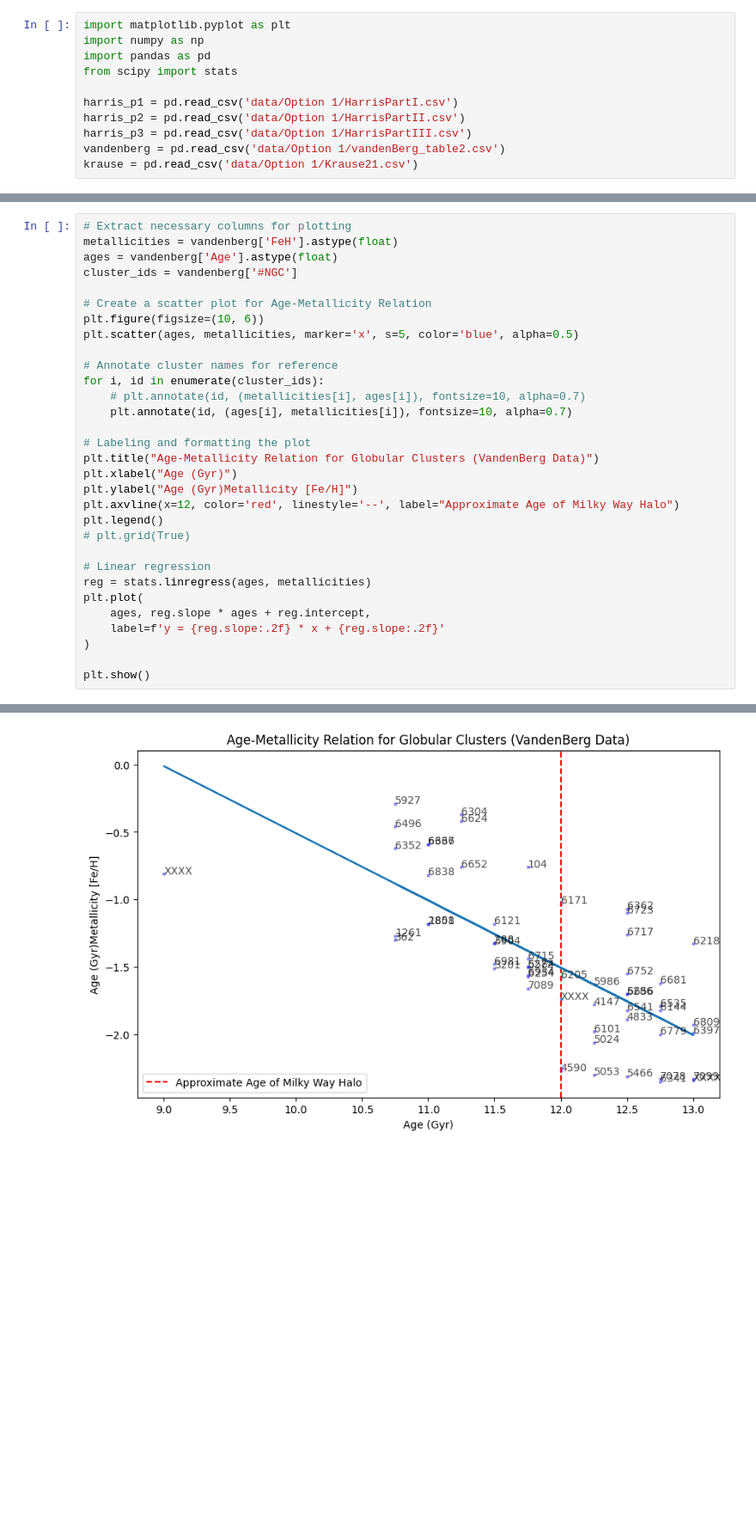
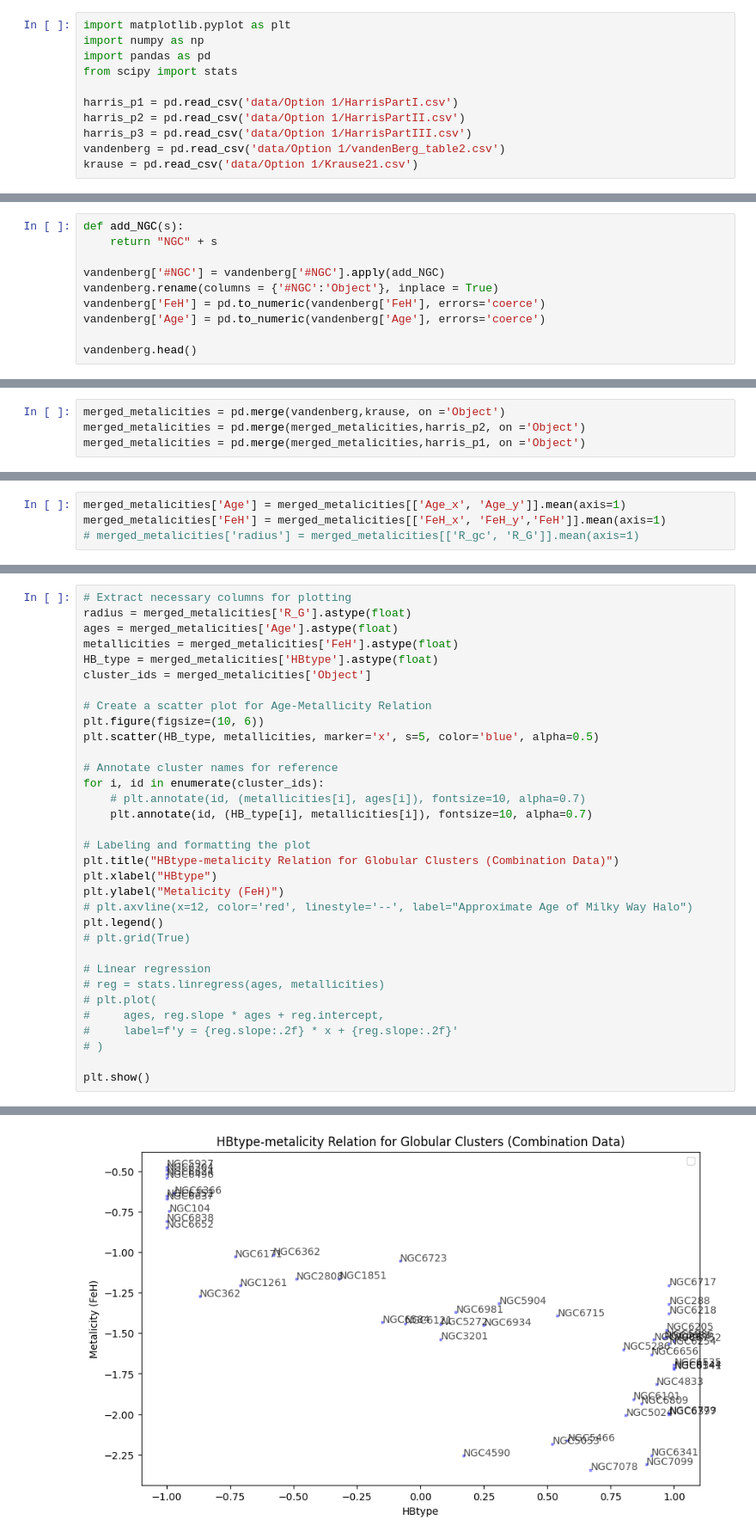
Before and after one commit to Shmu9/gc_accretion, a Jupyter notebook: age_metallicity.ipynb, the cells around one changed output, grey strips where cells are left out. Shown: that part at 86% size. Saved outputs shown, nothing was run; the diff lists cells and outputs as text; blank space fills up the shorter version.

Commit message:
Changed metalicity

```diff
--- a/age_metallicity.ipynb
+++ b/age_metallicity.ipynb
@@ -11,0 +52,10 @@ krause = pd.read_csv('data/Option 1/Krause21.csv')
+# %%
+def add_NGC(s):
+    return "NGC" + s
+
+vandenberg['#NGC'] = vandenberg['#NGC'].apply(add_NGC)
+vandenberg.rename(columns = {'#NGC':'Object'}, inplace = True)
+vandenberg['FeH'] = pd.to_numeric(vandenberg['FeH'], errors='coerce')
+vandenberg['Age'] = pd.to_numeric(vandenberg['Age'], errors='coerce')
+
+vandenberg.head()
@@ -11,0 +69,4 @@ krause = pd.read_csv('data/Option 1/Krause21.csv')
+# %%
+merged_metalicities = pd.merge(vandenberg,krause, on ='Object')
+merged_metalicities = pd.merge(merged_metalicities,harris_p2, on ='Object')
+merged_metalicities = pd.merge(merged_metalicities,harris_p1, on ='Object')
@@ -12,3 +83,7 @@ krause = pd.read_csv('data/Option 1/Krause21.csv')
+# %%
+merged_metalicities['Age'] = merged_metalicities[['Age_x', 'Age_y']].mean(axis=1)
+merged_metalicities['FeH'] = merged_metalicities[['FeH_x', 'FeH_y','FeH']].mean(axis=1)
+# merged_metalicities['radius'] = merged_metalicities[['R_gc', 'R_G']].mean(axis=1)
 # %% [markdown]
 ### CSV File Information
 #### Harris Part I (Identifications and Positional Data)
@@ -97,32 +259,34 @@ krause = pd.read_csv('data/Option 1/Krause21.csv')
 # %%
 # Extract necessary columns for plotting
-metallicities = vandenberg['FeH'].astype(float)
-ages = vandenberg['Age'].astype(float)
-cluster_ids = vandenberg['#NGC']
+radius = merged_metalicities['R_G'].astype(float)
+ages = merged_metalicities['Age'].astype(float)
+metallicities = merged_metalicities['FeH'].astype(float)
+HB_type = merged_metalicities['HBtype'].astype(float)
+cluster_ids = merged_metalicities['Object']
 
 # Create a scatter plot for Age-Metallicity Relation
 plt.figure(figsize=(10, 6))
-plt.scatter(ages, metallicities, marker='x', s=5, color='blue', alpha=0.5)
+plt.scatter(HB_type, metallicities, marker='x', s=5, color='blue', alpha=0.5)
 
 # Annotate cluster names for reference
 for i, id in enumerate(cluster_ids):
     # plt.annotate(id, (metallicities[i], ages[i]), fontsize=10, alpha=0.7)
-    plt.annotate(id, (ages[i], metallicities[i]), fontsize=10, alpha=0.7)
+    plt.annotate(id, (HB_type[i], metallicities[i]), fontsize=10, alpha=0.7)
 
 # Labeling and formatting the plot
-plt.title("Age-Metallicity Relation for Globular Clusters (VandenBerg Data)")
-plt.xlabel("Age (Gyr)")
-plt.ylabel("Age (Gyr)Metallicity [Fe/H]")
-plt.axvline(x=12, color='red', linestyle='--', label="Approximate Age of Milky Way Halo")
+plt.title("HBtype-metalicity Relation for Globular Clusters (Combination Data)")
+plt.xlabel("HBtype")
+plt.ylabel("Metalicity (FeH)")
+# plt.axvline(x=12, color='red', linestyle='--', label="Approximate Age of Milky Way Halo")
 plt.legend()
 # plt.grid(True)
 
 # Linear regression
-reg = stats.linregress(ages, metallicities)
-plt.plot(
-    ages, reg.slope * ages + reg.intercept,
-    label=f'y = {reg.slope:.2f} * x + {reg.slope:.2f}'
-)
+# reg = stats.linregress(ages, metallicities)
+# plt.plot(
+#     ages, reg.slope * ages + reg.intercept,
+#     label=f'y = {reg.slope:.2f} * x + {reg.slope:.2f}'
+# )
 
 plt.show()
 # %% [output]
@@ -129 +294 @@ plt.show()
-[figure, old version]
+[figure, new version]
```
Also changed, not shown: parts of 9 cells of this notebook.
